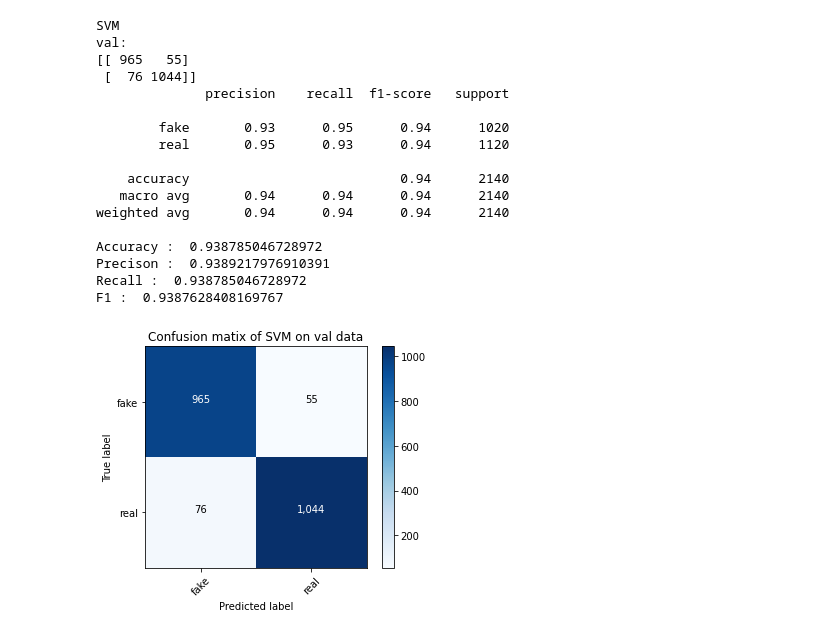
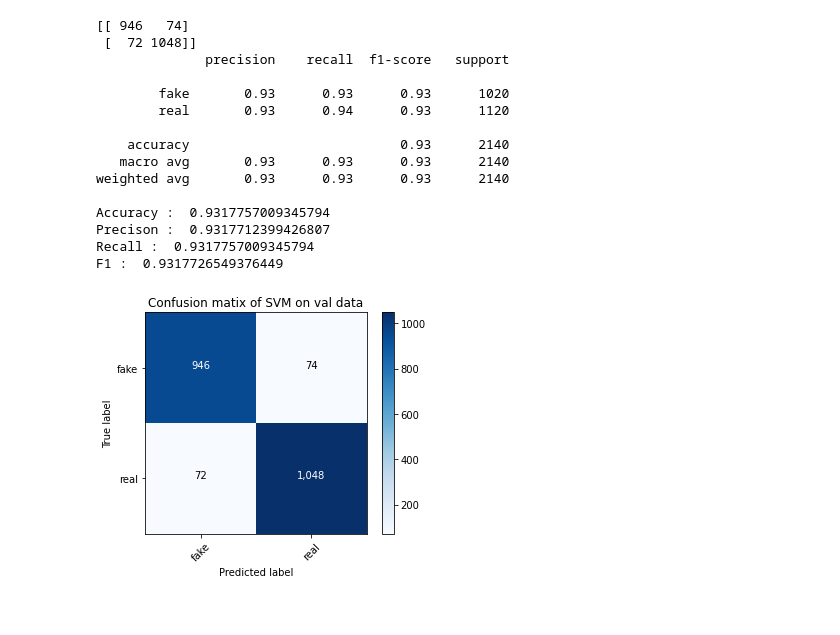
Before and after one commit to mgranchelli/covid19-fake-news-detection, a Jupyter notebook: fake-news-ml.ipynb, the cells around one changed output. Saved outputs shown, nothing was run; the diff lists cells and outputs as text; code cells hidden in the pictures.

```diff
--- a/fake-news-ml.ipynb
+++ b/fake-news-ml.ipynb
@@ -110,3 +101,14 @@ def cleantext(string):
+# %%
+def cleantext(text):
+    tx = re.sub(r"http(\S)+",' ',text)
+    tx = tx.replace('&amp',' ')
+    tx = tx.translate(str.maketrans('', '', string.punctuation))
+    tx = re.sub(r"[^0-9a-zA-Z]+",' ',tx)
+    tx = tx.lower().split()
+    tx = [x.strip() for x in tx if not x.isdigit()]
+    tx = [w for w in tx if not w in stopwords and len(w) > 1]
+    tx = " ".join(tx)
+    return tx
 # %%
 train = pd.read_csv('./dataset/Constraint_English_Train - Sheet1.csv')
 val = pd.read_csv('./dataset/Constraint_English_Val - Sheet1.csv')
@@ -124,0 +127,5 @@ def print_metrices(pred,true):
+# %%
+vectorizer = TfidfVectorizer()
+
+X = vectorizer.fit_transform(train['tweet'])
+X_val = vectorizer.transform(val['tweet'])
@@ -125,35 +160,31 @@ def print_metrices(pred,true):
+# %%
+svc = LinearSVC()
+svc = svc.fit(X, train['label'])
+y_pred_svc = svc.predict(X_val)
 # %%
-pipeline = Pipeline([
-        ('bow', CountVectorizer()),
-        ('tfidf', TfidfTransformer()),
-        ('c', LinearSVC())
-    ])
-fit = pipeline.fit(train['tweet'],train['label'])
-print('SVM')
-print ('val:')
-pred=pipeline.predict(val['tweet'])
-print_metrices(pred,val['label'])
-plot_confusion_matrix(confusion_matrix(val['label'],pred),target_names=['fake','real'], normalize = False, \
-                      title = 'Confusion matix of SVM on val data')
+print_metrices(y_pred_svc, val['label'])
+plot_confusion_matrix(
+    confusion_matrix(val['label'], y_pred_svc),
+    target_names=['fake','real'],
+    normalize = False,
+    title = 'Confusion matix of SVM on val data')
 
 val_ori = pd.read_csv('./dataset/Constraint_English_Val - Sheet1.csv')
-svm_val_misclass_df = val_ori[pred!=val['label']]
+svm_val_misclass_df = val_ori[y_pred_svc != val['label']]
 # %% [output]
-SVM
-val:
-[[ 965   55]
- [  76 1044]]
+[[ 946   74]
+ [  72 1048]]
               precision    recall  f1-score   support
 
-        fake       0.93      0.95      0.94      1020
-        real       0.95      0.93      0.94      1120
+        fake       0.93      0.93      0.93      1020
+        real       0.93      0.94      0.93      1120
 
-    accuracy                           0.94      2140
-   macro avg       0.94      0.94      0.94      2140
-weighted avg       0.94      0.94      0.94      2140
+    accuracy                           0.93      2140
+   macro avg       0.93      0.93      0.93      2140
+weighted avg       0.93      0.93      0.93      2140
 
-Accuracy :  0.938785046728972
-Precison :  0.9389217976910391
-Recall :  0.938785046728972
-F1 :  0.9387628408169767
+Accuracy :  0.9317757009345794
+Precison :  0.9317712399426807
+Recall :  0.9317757009345794
+F1 :  0.9317726549376449
-[figure, old version]
+[figure, new version]
```
Also changed, not shown: parts of 11 cells of this notebook, 1 other file.
